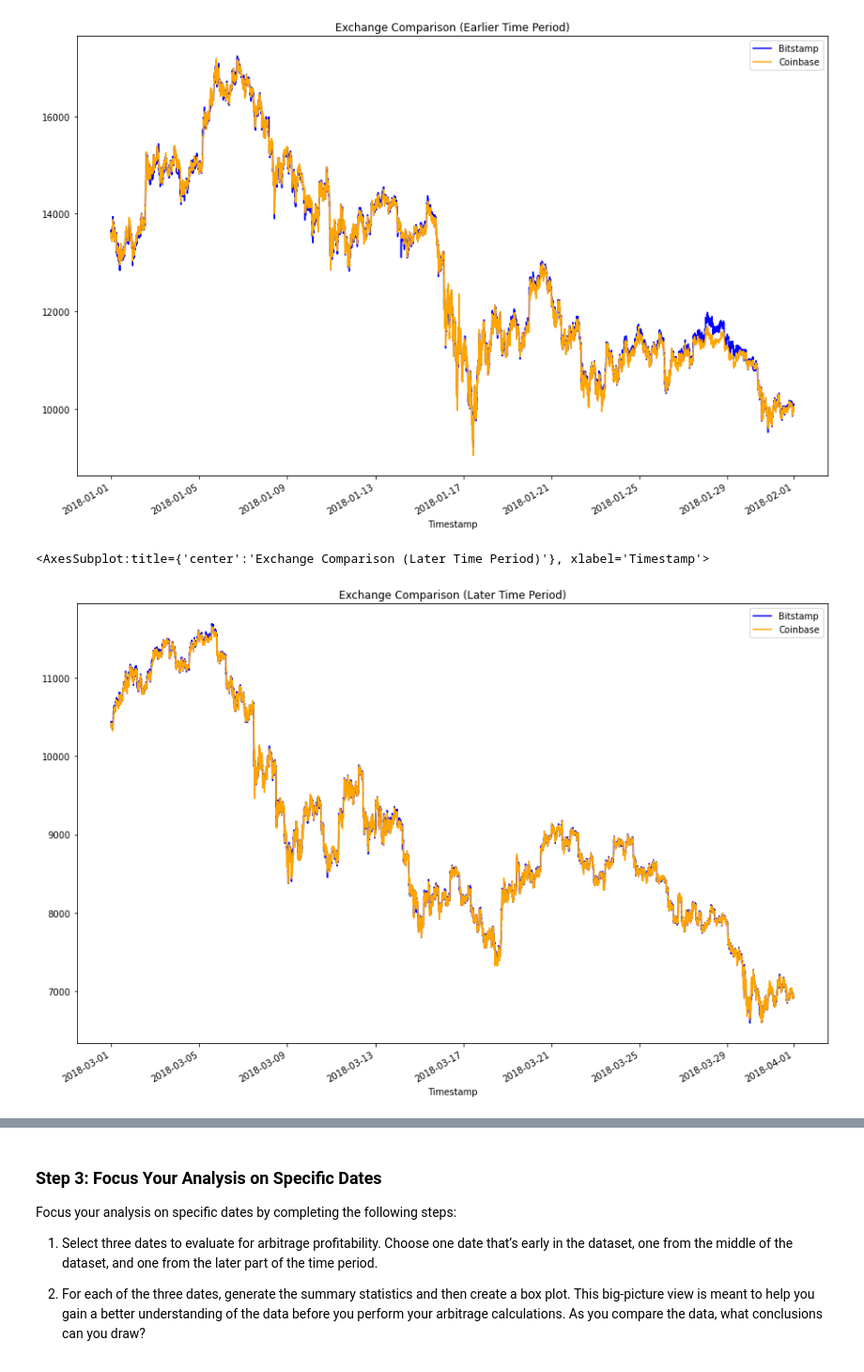
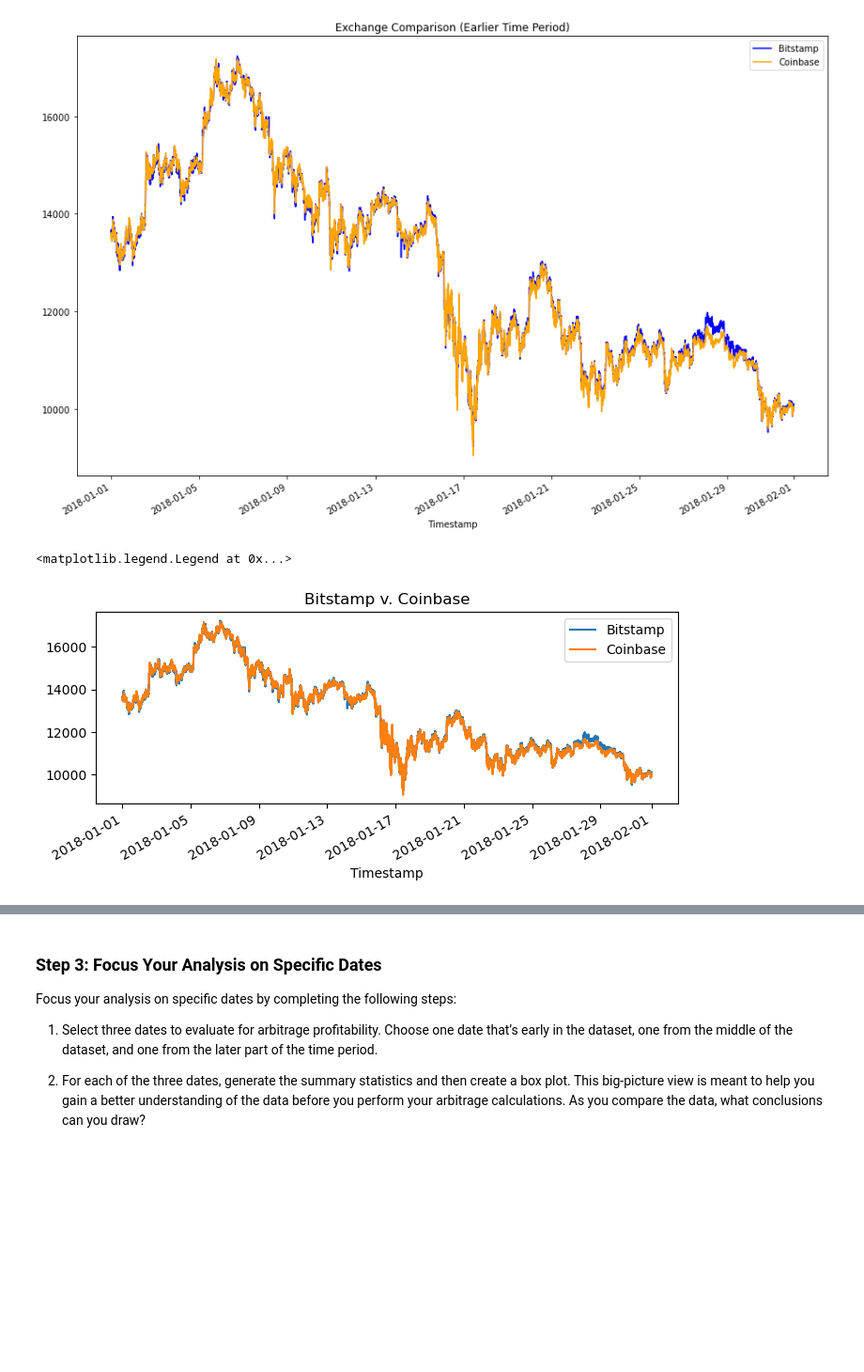
Before and after one commit to yv-i/Starter_Code, a Jupyter notebook: crypto_arbitrage.ipynb, the cells around one changed output, grey strips where cells are left out. Shown at 94% size. Cells and saved outputs as stored; diff of their text form; code cells hidden in the pictures; blank space fills up the shorter version.

```diff
--- a/crypto_arbitrage.ipynb
+++ b/crypto_arbitrage.ipynb
@@ -381,11 +381,15 @@ ax.legend(['Bitstamp','Coinbase'])
 # %%
 # Using the loc and plot functions, create an overlay plot that visualizes
 # the price action of both DataFrames for a one month period later in the dataset
 # Be sure to include the parameters: legend, figure size, title, and color and label
 # YOUR CODE HERE
+ax = bitstamp_sliced.loc['2018-01-01 00:00:00':'2018-01-31 23:59:00'].plot(figsize=(8,3), title='Bitstamp v. Coinbase')
+coinbase_sliced.loc['2018-01-01 00:00:00':'2018-01-31 23:59:00'].plot(ax=ax)
+
+ax.legend(['Bitstamp','Coinbase'])
 # %% [output]
-<AxesSubplot:title={'center':'Exchange Comparison (Later Time Period)'}, xlabel='Timestamp'>
+<matplotlib.legend.Legend at 0x...>
-[figure, old version]
+[figure, new version]
 # %% [markdown]
 **Question** Based on the visualizations of the different time periods, has the degree of spread change as time progressed?
 
```
Also changed, not shown: parts of 1 cell of this notebook.
